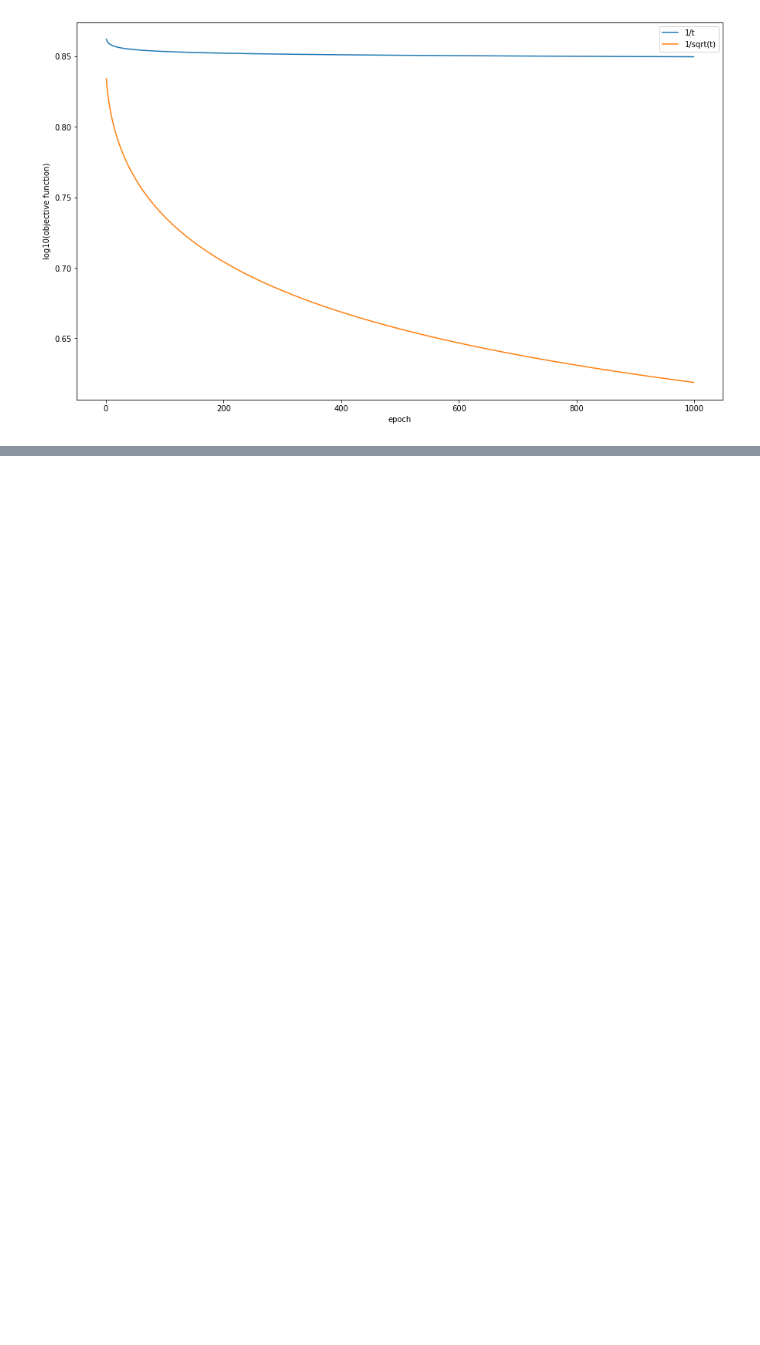
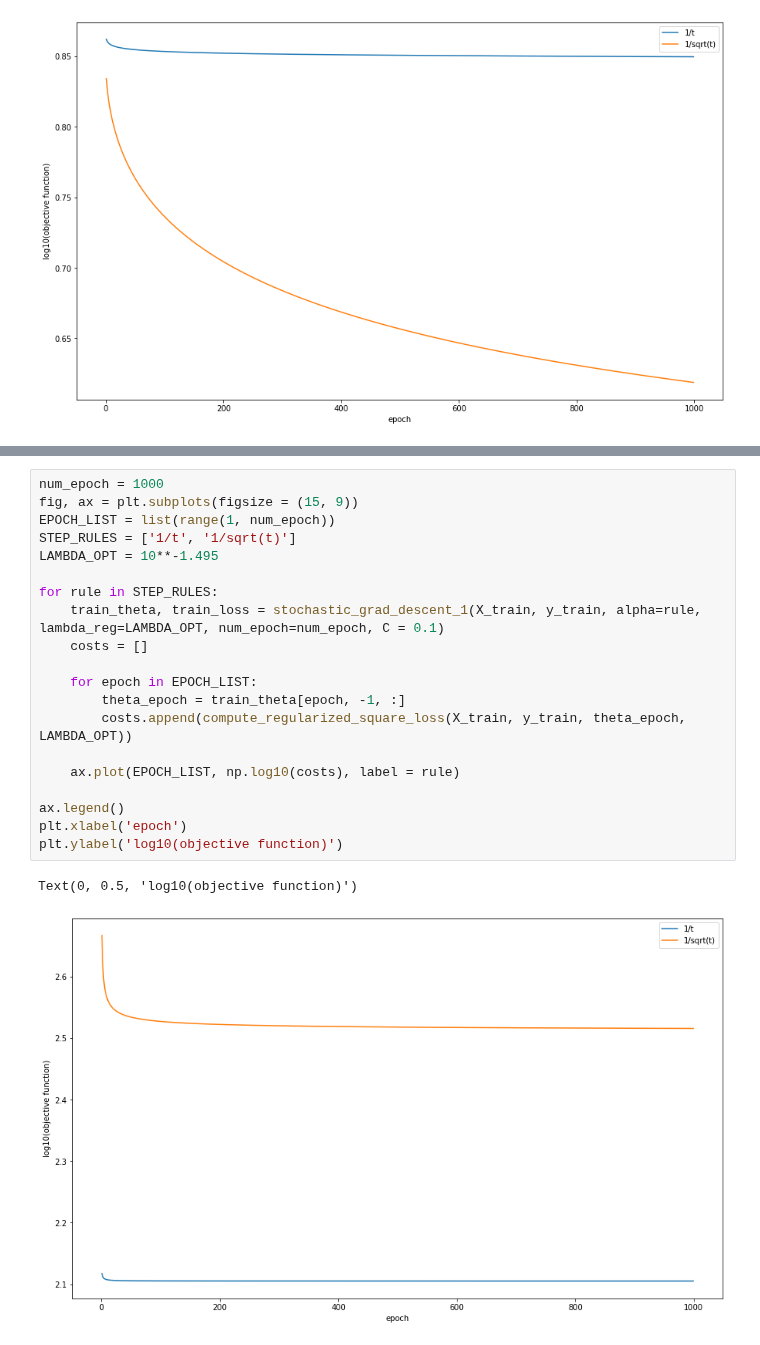
Before and after one commit to nikhilvsupekar/ml-algorithms, a Jupyter notebook: notebooks/hw2_gd_regression.ipynb, the cells around one changed output, grey strips where cells are left out. Drawn from its saved outputs; the diff is of its cells as text; blank space fills up the shorter version.

Commit message:
[DS-GA 1003][HW2] Stochastic Gradient Descent variants - impl + experiments

```diff
--- a/notebooks/hw2_gd_regression.ipynb
+++ b/notebooks/hw2_gd_regression.ipynb
@@ -830,0 +889,23 @@ Text(0, 0.5, 'log10(objective function)')
+# %%
+num_epoch = 1000
+fig, ax = plt.subplots(figsize = (15, 9))
+EPOCH_LIST = list(range(1, num_epoch))
+STEP_RULES = ['1/t', '1/sqrt(t)']
+LAMBDA_OPT = 10**-1.495
+
+for rule in STEP_RULES:
+    train_theta, train_loss = stochastic_grad_descent_1(X_train, y_train, alpha=rule, lambda_reg=LAMBDA_OPT, num_epoch=num_epoch, C = 0.1)
+    costs = []
+
+    for epoch in EPOCH_LIST:
+        theta_epoch = train_theta[epoch, -1, :]
+        costs.append(compute_regularized_square_loss(X_train, y_train, theta_epoch, LAMBDA_OPT))
+
+    ax.plot(EPOCH_LIST, np.log10(costs), label = rule)
+
+ax.legend()
+plt.xlabel('epoch')
+plt.ylabel('log10(objective function)')
+# %% [output]
+Text(0, 0.5, 'log10(objective function)')
+[figure, added]
```
Also changed, not shown: parts of 6 cells of this notebook.
